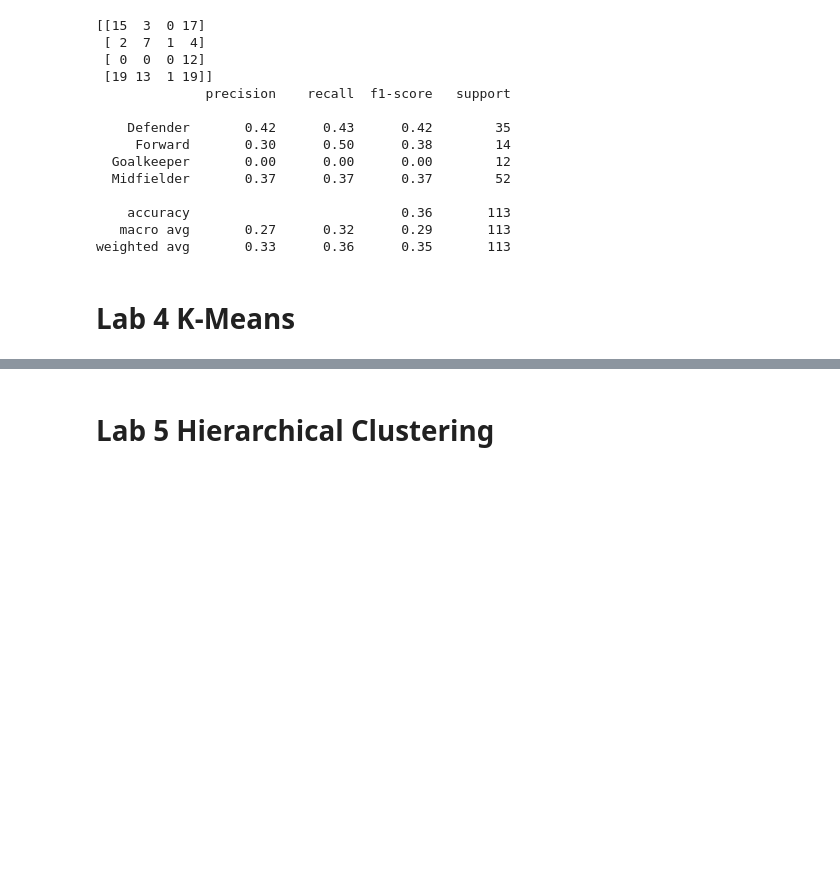
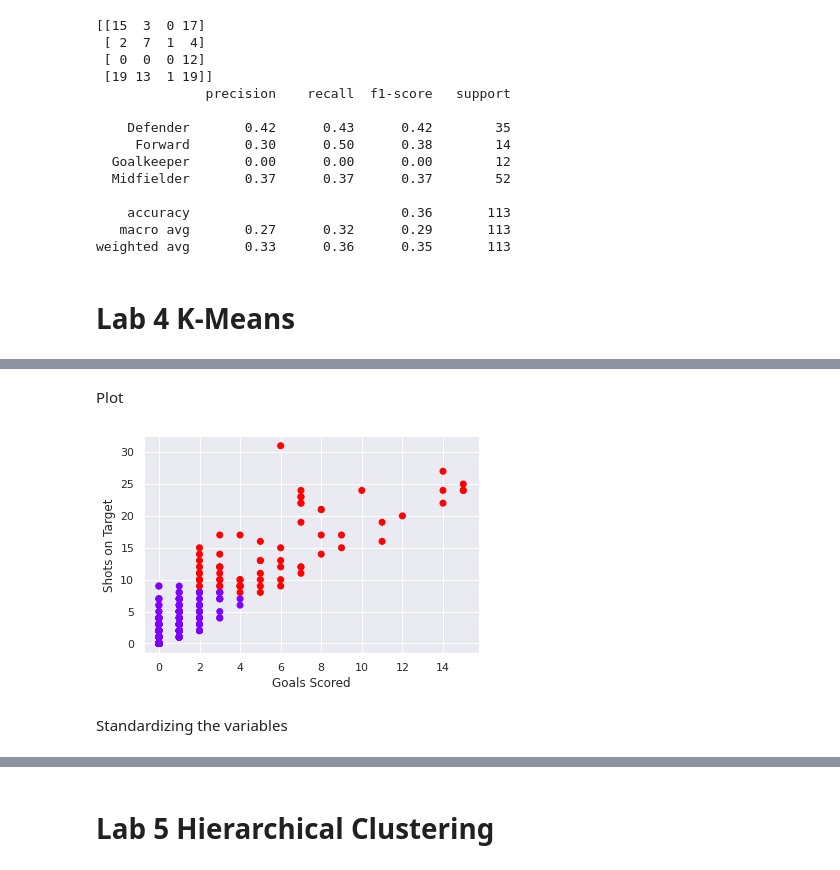
Before and after one commit to Logeshn009/Football-stats, a Jupyter notebook: ML_Lab_Programs.ipynb, the cells around one changed output, grey strips where cells are left out. Drawn from its saved outputs; the diff is of its cells as text; code cells hidden in the pictures; blank space fills up the shorter version.

```diff
--- a/ML_Lab_Programs.ipynb
+++ b/ML_Lab_Programs.ipynb
@@ -668,0 +693,2 @@ from collections import Counter, defaultdict
+# %%
+X = data[['events.goals', 'events.shots_on_target' ]]
@@ -668,0 +702,14 @@ from collections import Counter, defaultdict
+# %%
+clusters = X.copy()
+clusters['cluster_pred'] = kmeans.fit_predict(X)
+# %% [markdown]
+Plot
+# %%
+plt.scatter(clusters['events.goals'], clusters['events.shots_on_target'], c = clusters['cluster_pred'], cmap = 'rainbow')
+plt.xlabel('Goals Scored')
+plt.ylabel('Shots on Target')
+plt.show()
+# %% [output]
+[figure, added]
+# %% [markdown]
+Standardizing the variables
```
Also changed, not shown: parts of 32 cells of this notebook.
